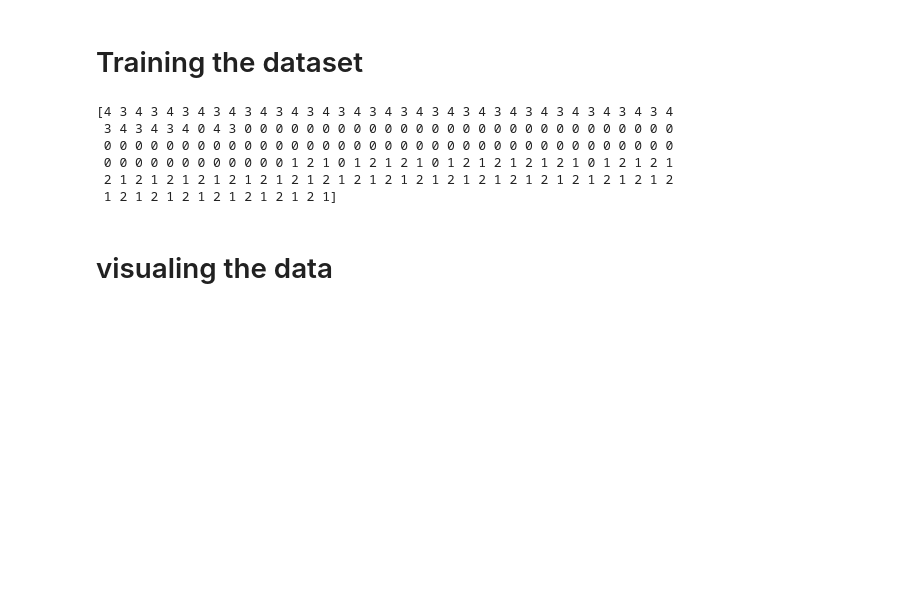
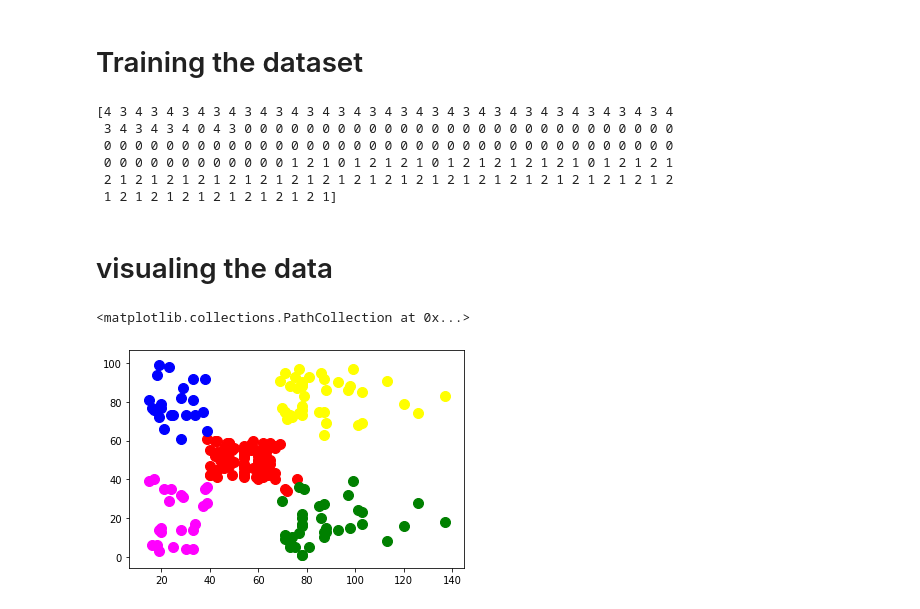
Before and after one commit to rishabhs-s/Python_ML_course_udemy, a Jupyter notebook: 4.) Clustering algo/K-means/K-means.ipynb, the cells around one changed output. Cells and saved outputs as stored; diff of their text form; code cells hidden in the pictures; blank space fills up the shorter version.

Commit message:
kmeans visualization

```diff
--- a/4.) Clustering algo/K-means/K-means.ipynb
+++ b/4.) Clustering algo/K-means/K-means.ipynb
@@ -166,3 +166,13 @@ print(y)
  1 2 1 2 1 2 1 2 1 2 1 2 1 2 1]
 # %% [markdown]
 # visualing the data
+# %%
+plt.scatter(X[y==0,0],X[y==0,1],s=100,color='red',label='cluster1')
+plt.scatter(X[y==1,0],X[y==1,1],s=100,color='yellow',label='cluster2')
+plt.scatter(X[y==2,0],X[y==2,1],s=100,color='green',label='cluster3')
+plt.scatter(X[y==3,0],X[y==3,1],s=100,color='blue',label='cluster4')
+plt.scatter(X[y==4,0],X[y==4,1],s=100,color='magenta',label='cluster5')
+plt.ti
+# %% [output]
+<matplotlib.collections.PathCollection at 0x...>
+[figure, added]
```
